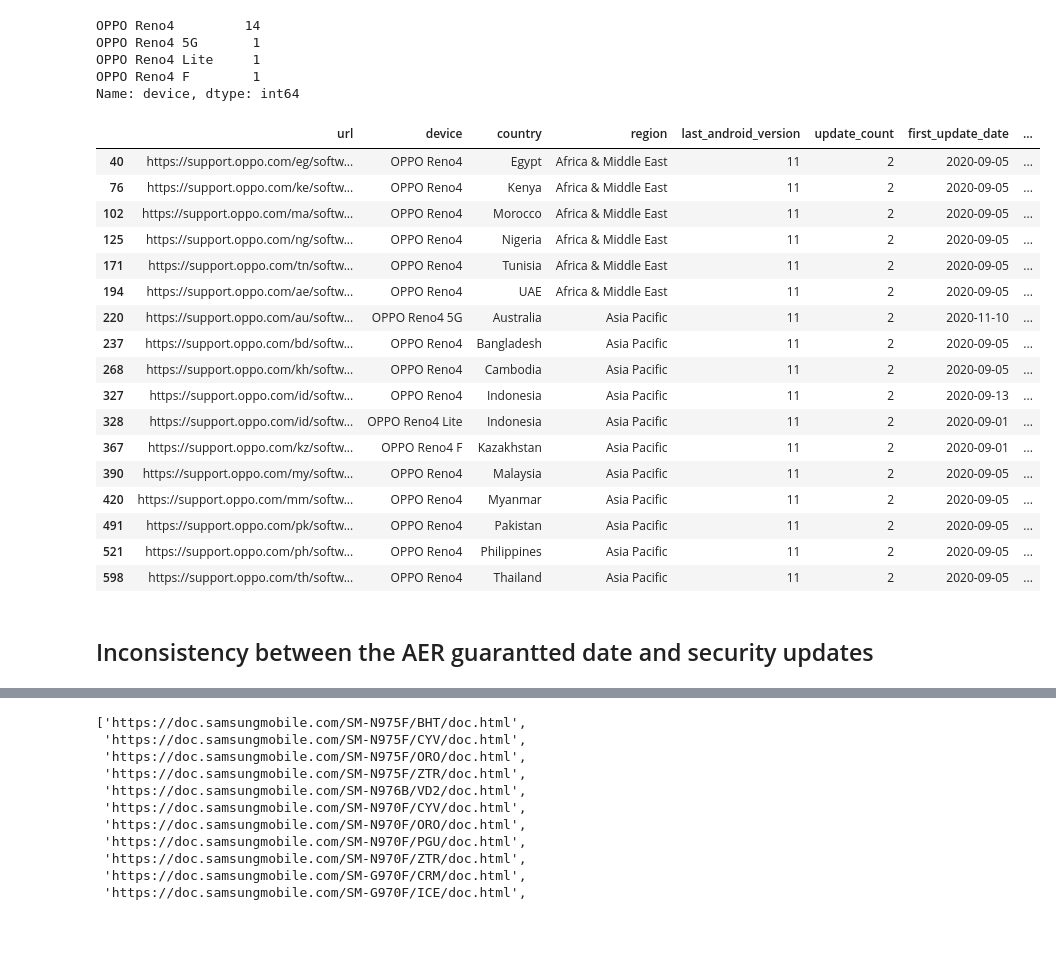
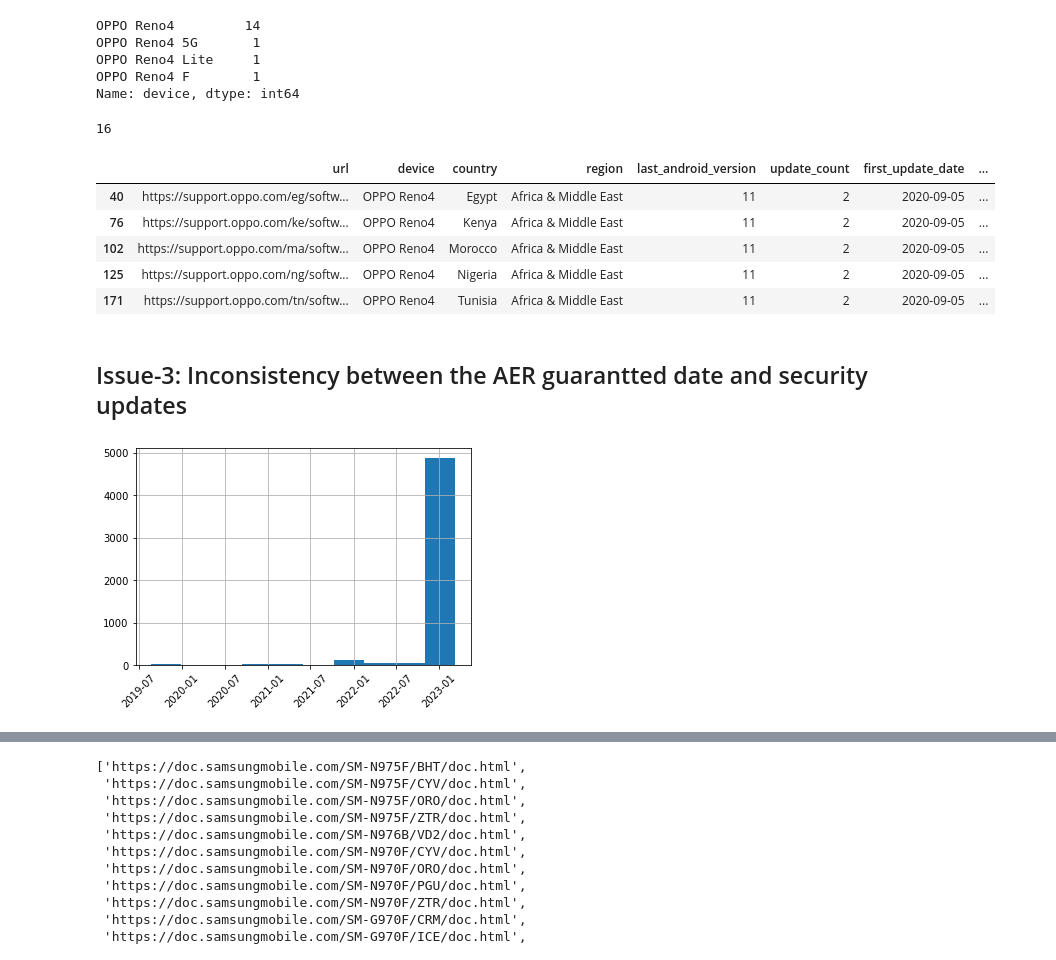
Before and after one commit to cslfiu/Android-Security-Updates, a Jupyter notebook: Code/5-Key-Issues.ipynb, the cells around one changed output, grey strips where cells are left out. Saved outputs shown, nothing was run; the diff lists cells and outputs as text; code cells hidden in the pictures; blank space fills up the shorter version.

```diff
--- a/Code/5-Key-Issues.ipynb
+++ b/Code/5-Key-Issues.ipynb
@@ -619,28 +578,33 @@ OPPO Reno4 5G       1
 OPPO Reno4 Lite     1
 OPPO Reno4 F        1
 Name: device, dtype: int64
+# %%
+len(df_final_oppo_reno['country'].unique())
+# %% [output]
+16
 # %%
-df_final_oppo_reno
+df_final_oppo_reno.head()
 # %% [output]
 |  | url | device | country | region | last_android_version | update_count | first_update_date | ... |
 | 40 | https://support.oppo.com/eg/softw... | OPPO Reno4 | Egypt | Africa & Middle East | 11 | 2 | 2020-09-05 | ... |
 | 76 | https://support.oppo.com/ke/softw... | OPPO Reno4 | Kenya | Africa & Middle East | 11 | 2 | 2020-09-05 | ... |
 | 102 | https://support.oppo.com/ma/softw... | OPPO Reno4 | Morocco | Africa & Middle East | 11 | 2 | 2020-09-05 | ... |
 | 125 | https://support.oppo.com/ng/softw... | OPPO Reno4 | Nigeria | Africa & Middle East | 11 | 2 | 2020-09-05 | ... |
 | 171 | https://support.oppo.com/tn/softw... | OPPO Reno4 | Tunisia | Africa & Middle East | 11 | 2 | 2020-09-05 | ... |
-| 194 | https://support.oppo.com/ae/softw... | OPPO Reno4 | UAE | Africa & Middle East | 11 | 2 | 2020-09-05 | ... |
-| 220 | https://support.oppo.com/au/softw... | OPPO Reno4 5G | Australia | Asia Pacific | 11 | 2 | 2020-11-10 | ... |
-| 237 | https://support.oppo.com/bd/softw... | OPPO Reno4 | Bangladesh | Asia Pacific | 11 | 2 | 2020-09-05 | ... |
-| 268 | https://support.oppo.com/kh/softw... | OPPO Reno4 | Cambodia | Asia Pacific | 11 | 2 | 2020-09-05 | ... |
-| 327 | https://support.oppo.com/id/softw... | OPPO Reno4 | Indonesia | Asia Pacific | 11 | 2 | 2020-09-13 | ... |
-| 328 | https://support.oppo.com/id/softw... | OPPO Reno4 Lite | Indonesia | Asia Pacific | 11 | 2 | 2020-09-01 | ... |
-| 367 | https://support.oppo.com/kz/softw... | OPPO Reno4 F | Kazakhstan | Asia Pacific | 11 | 2 | 2020-09-01 | ... |
-| 390 | https://support.oppo.com/my/softw... | OPPO Reno4 | Malaysia | Asia Pacific | 11 | 2 | 2020-09-05 | ... |
-| 420 | https://support.oppo.com/mm/softw... | OPPO Reno4 | Myanmar | Asia Pacific | 11 | 2 | 2020-09-05 | ... |
-| 491 | https://support.oppo.com/pk/softw... | OPPO Reno4 | Pakistan | Asia Pacific | 11 | 2 | 2020-09-05 | ... |
-| 521 | https://support.oppo.com/ph/softw... | OPPO Reno4 | Philippines | Asia Pacific | 11 | 2 | 2020-09-05 | ... |
-| 598 | https://support.oppo.com/th/softw... | OPPO Reno4 | Thailand | Asia Pacific | 11 | 2 | 2020-09-05 | ... |
 # %% [markdown]
-## Inconsistency between the AER guarantted date and security updates
+## Issue-3: Inconsistency between the AER guarantted date and security updates
 # %%
 df_final_aer = df_final_samsung[(df_final_samsung.aer==True)]
+# %%
+import matplotlib.pyplot as plt
+
+# Plot the histogram
+df_final_aer['last_release_date'].hist()
+
+# Rotate the x-axis ticks by 45 degrees (or any angle you prefer)
+plt.xticks(rotation=45)
+
+# Show the plot
+plt.show()
+# %% [output]
+[figure, added]
```
Also changed, not shown: parts of 32 cells of this notebook.
